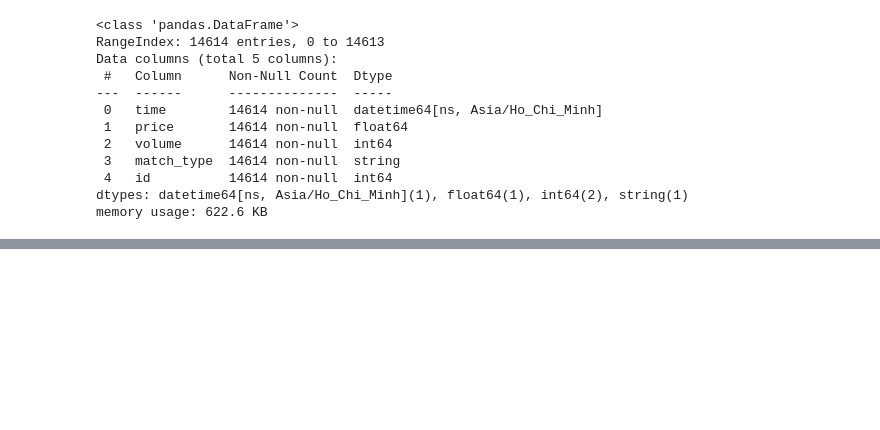
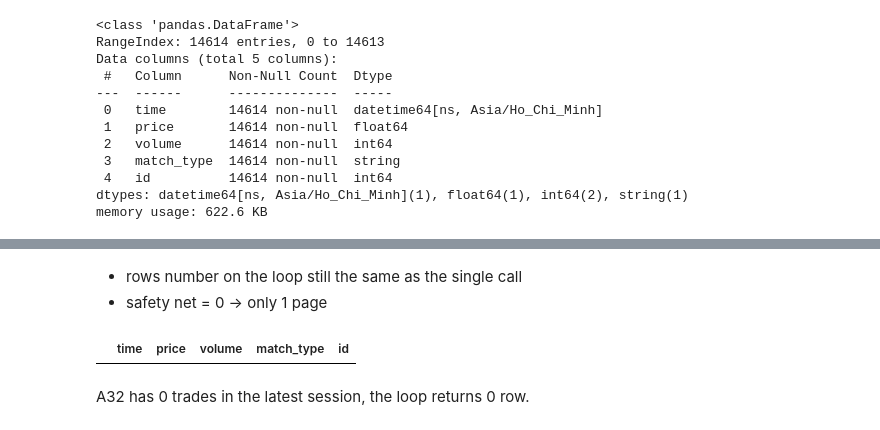
Before and after one commit to DanhHoangLongDuong/Vietnam-stock-market-pipeline, a Jupyter notebook: notebooks/explore.ipynb, the cells around one changed output, grey strips where cells are left out. Cells and saved outputs as stored; diff of their text form; code cells hidden in the pictures; blank space fills up the shorter version.

```diff
--- a/notebooks/explore.ipynb
+++ b/notebooks/explore.ipynb
@@ -301,5 +301,38 @@ Data columns (total 5 columns):
  4   id          1000 non-null   string
 dtypes: datetime64[ns, Asia/Ho_Chi_Minh](1), float64(1), int64(1), string(2)
 memory usage: 51.6 KB
+# %%
+def loop_ticker(ticker):
+    #Loop to get whole day worth of rows
+    start = perf_counter()
+    safety_net = 0
+
+    with warnings.catch_warnings():
+        warnings.simplefilter("ignore")
+
+        ticker_intraday = mkt.equity(ticker).trades(limit=1000, source="vci")
+        if len(ticker_intraday) == 0:
+            return ticker_intraday
+
+        ticker_intraday["id"]= ticker_intraday["id"].astype("int")
+
+        while True:
+            ticker_missing_rows = mkt.equity(ticker).trades(limit=1000, last_id=str(ticker_intraday["id"].min()), source="vci")
+            ticker_missing_rows["id"]= ticker_missing_rows["id"].astype("int")
+
+            if len(ticker_missing_rows) == 0:
+                break
+
+            ticker_intraday = pd.concat([ticker_missing_rows, ticker_intraday], axis=0, ignore_index=True)
+
+            safety_net += 1
+            if safety_net == 50:
+                print("safety net break")
+                break
+
+    end = perf_counter()
+    print(f"total run time: {end - start}")
+    print(f"safety net: {safety_net}")
+    return ticker_intraday
 # %%
 #Loop to get whole day worth of rows
@@ -441,0 +509,9 @@ memory usage: 622.6 KB
+# %% [markdown]
+- rows number on the loop still the same as the single call
+- safety net = 0 -> only 1 page
+# %%
+loop_ticker("A32")
+# %% [output]
+|  | time | price | volume | match_type | id |
+# %% [markdown]
+A32 has 0 trades in the latest session, the loop returns 0 row.
```
Also changed, not shown: parts of 17 cells of this notebook.
